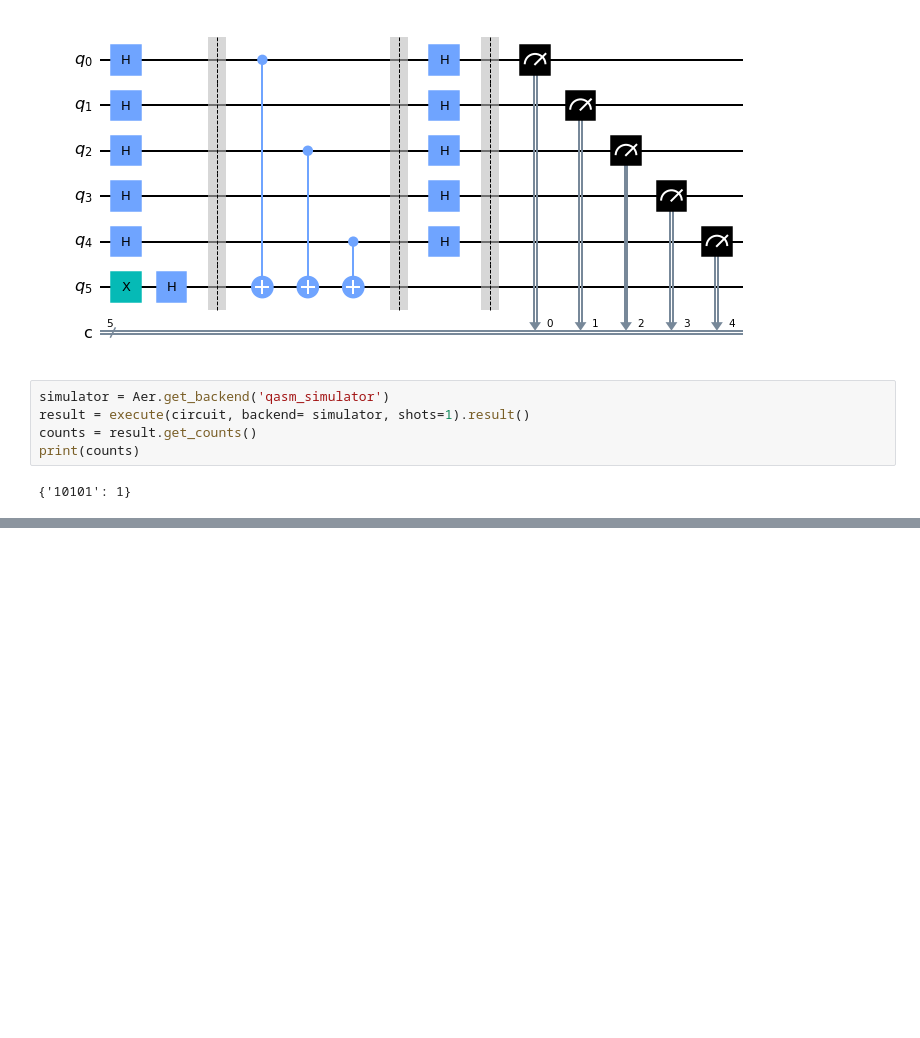
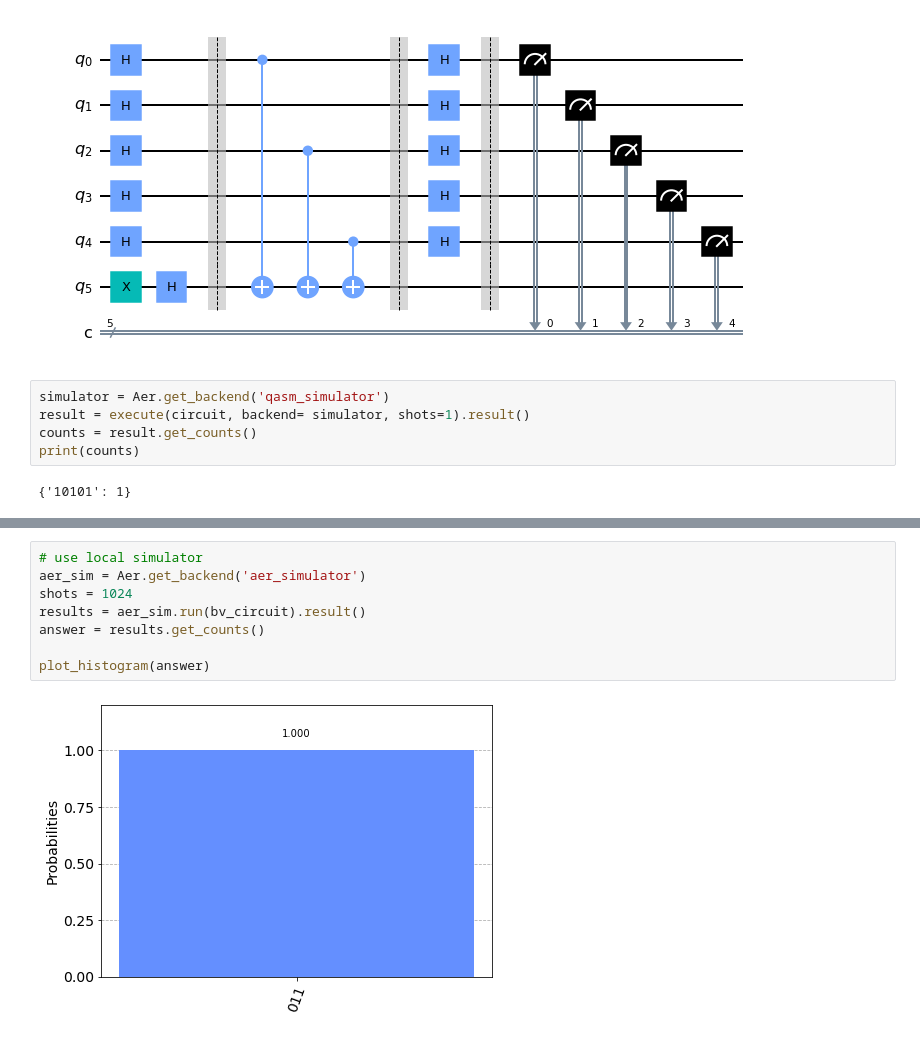
Before and after one commit to ademclk/Quantum-Computing, a Jupyter notebook: Qiskit for IBM Q/Set2/4-bernstein_vazirani_algorithm.ipynb, the cells around one changed output, grey strips where cells are left out. Cells and saved outputs as stored; diff of their text form; blank space fills up the shorter version.

```diff
--- a/Qiskit for IBM Q/Set2/4-bernstein_vazirani_algorithm.ipynb
+++ b/Qiskit for IBM Q/Set2/4-bernstein_vazirani_algorithm.ipynb
@@ -43,0 +99,10 @@ print(counts)
+# %%
+# use local simulator
+aer_sim = Aer.get_backend('aer_simulator')
+shots = 1024
+results = aer_sim.run(bv_circuit).result()
+answer = results.get_counts()
+
+plot_histogram(answer)
+# %% [output]
+[figure, added]
```
Also changed, not shown: parts of 8 cells of this notebook.
